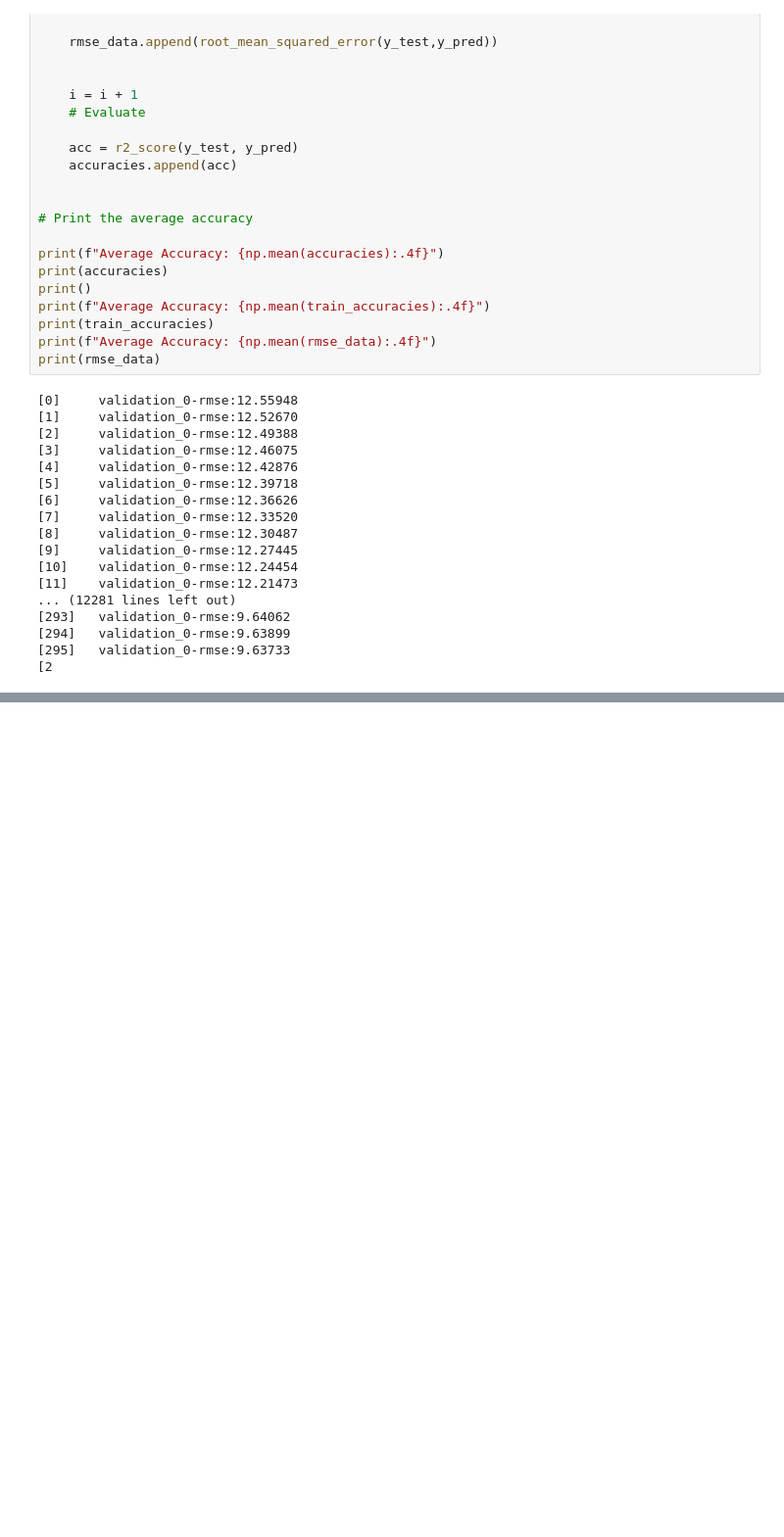
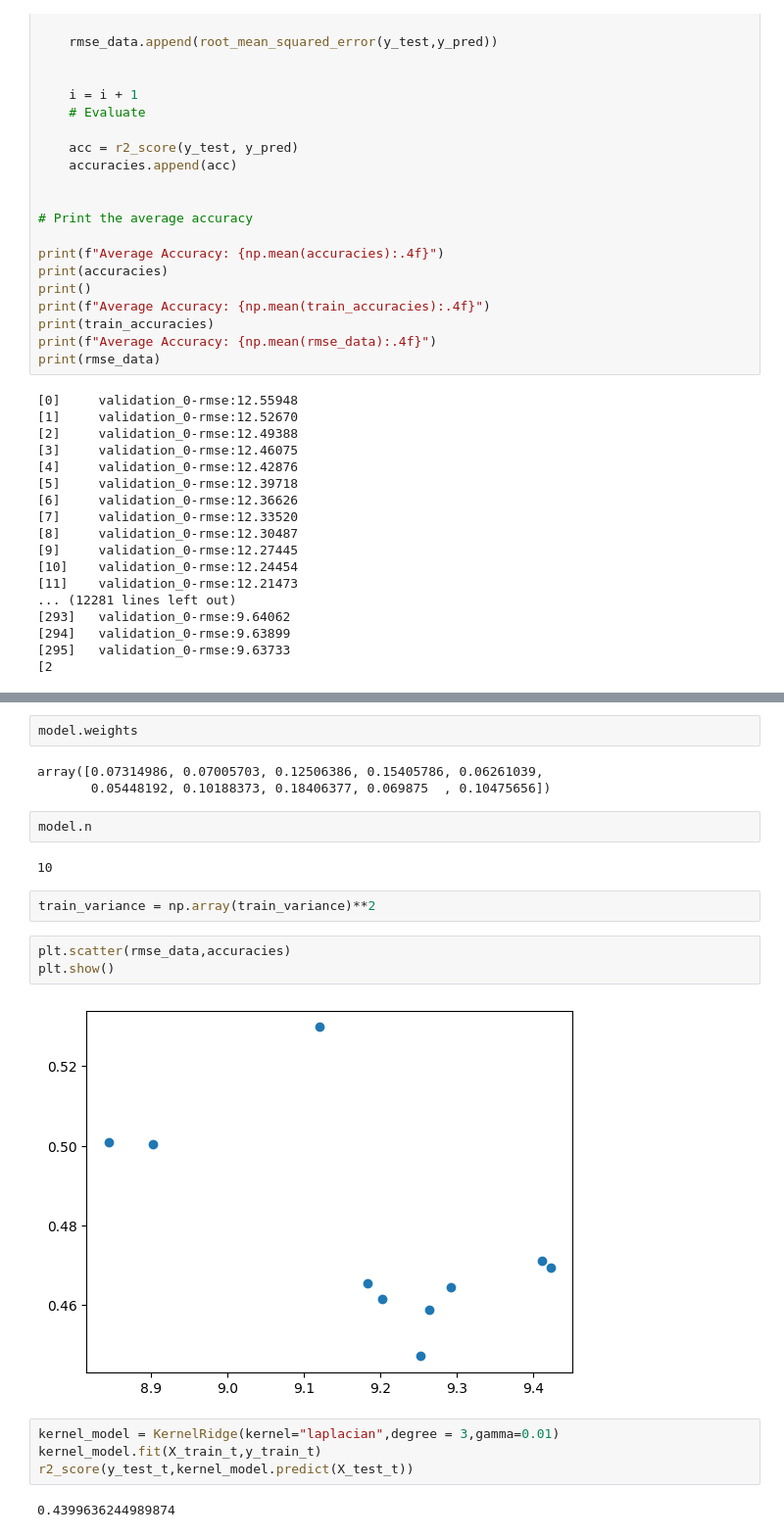
Before and after one commit to Raghav2608/5CCSAMLF-CW_1, a Jupyter notebook: Data_Preprocessing.ipynb, the cells around one changed output, grey strips where cells are left out. Shown at 98% size. Cells and saved outputs as stored; diff of their text form; blank space fills up the shorter version.

```diff
--- a/Data_Preprocessing.ipynb
+++ b/Data_Preprocessing.ipynb
@@ -212,0 +572,22 @@ print(rmse_data)
+# %%
+model.weights
+# %% [output]
+array([0.07314986, 0.07005703, 0.12506386, 0.15405786, 0.06261039,
+       0.05448192, 0.10188373, 0.18406377, 0.069875  , 0.10475656])
+# %%
+model.n
+# %% [output]
+10
+# %%
+train_variance = np.array(train_variance)**2
+# %%
+plt.scatter(rmse_data,accuracies)
+plt.show()
+# %% [output]
+[figure, added]
+# %%
+kernel_model = KernelRidge(kernel="laplacian",degree = 3,gamma=0.01)
+kernel_model.fit(X_train_t,y_train_t)
+r2_score(y_test_t,kernel_model.predict(X_test_t))
+# %% [output]
+0.4399636244989874
```
Also changed, not shown: parts of 26 cells of this notebook.
